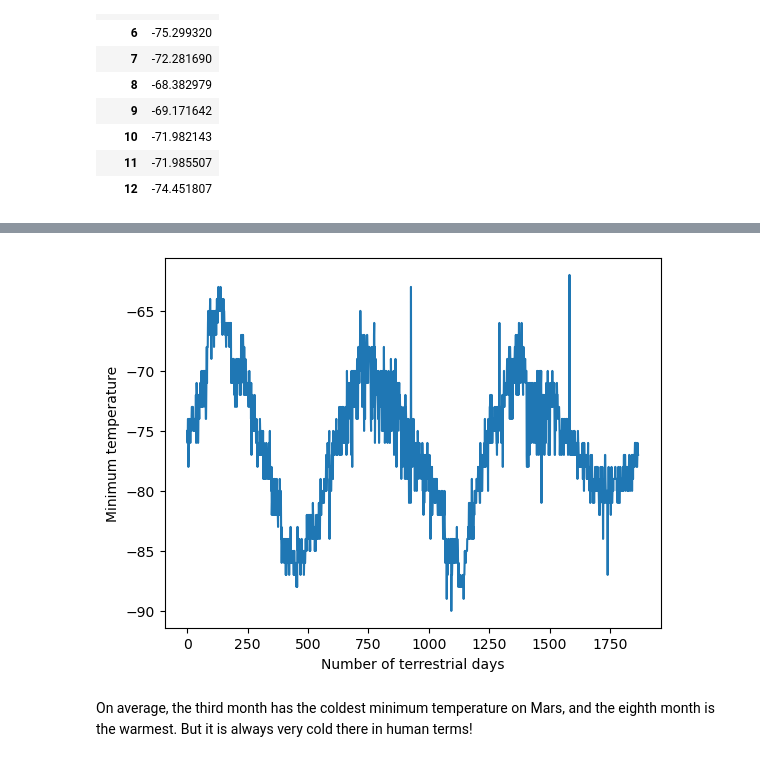
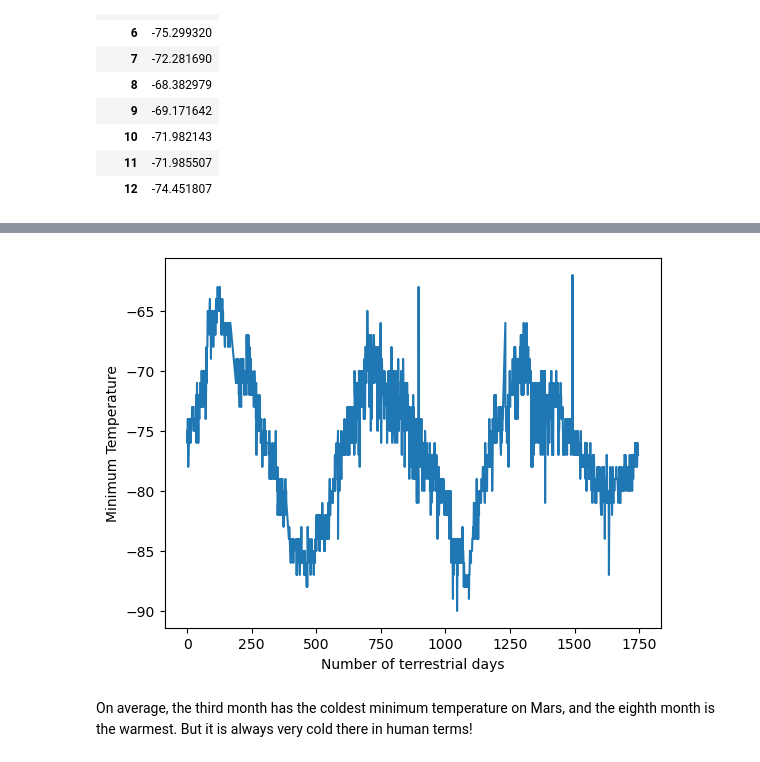
Before and after one commit to cburgyan/mars-news-challenge, a Jupyter notebook: part_2_mars_weather.ipynb, the cells around one changed output, grey strips where cells are left out. Cells and saved outputs as stored; diff of their text form; code cells hidden in the pictures.

```diff
--- a/part_2_mars_weather.ipynb
+++ b/part_2_mars_weather.ipynb
@@ -236,7 +245,14 @@ Name: pressure, dtype: float64
 # %%
 # 5. How many terrestrial (earth) days are there in a Martian year?
+earliest_terrestrial_date = mars_temp_data_df['terrestrial_date'].min()
+
+mars_temp_data_df['terrestrial_days_on_mars'] = (mars_temp_data_df['terrestrial_date'] - earliest_terrestrial_date) / 100000000000000
+plt.plot(mars_temp_data_df['terrestrial_days_on_mars'], mars_temp_data_df['min_temp'])
+plt.xlabel('Number of terrestrial days')
+plt.ylabel('Minimum Temperature')
+plt.show()
 # %% [output]
-[figure, old version]
+[figure, new version]
 # %% [markdown]
 On average, the third month has the coldest minimum temperature on Mars, and the eighth month is the warmest. But it is always very cold there in human terms!
 # %% [markdown]
```
Also changed, not shown: parts of 7 cells of this notebook, 1 other file.
